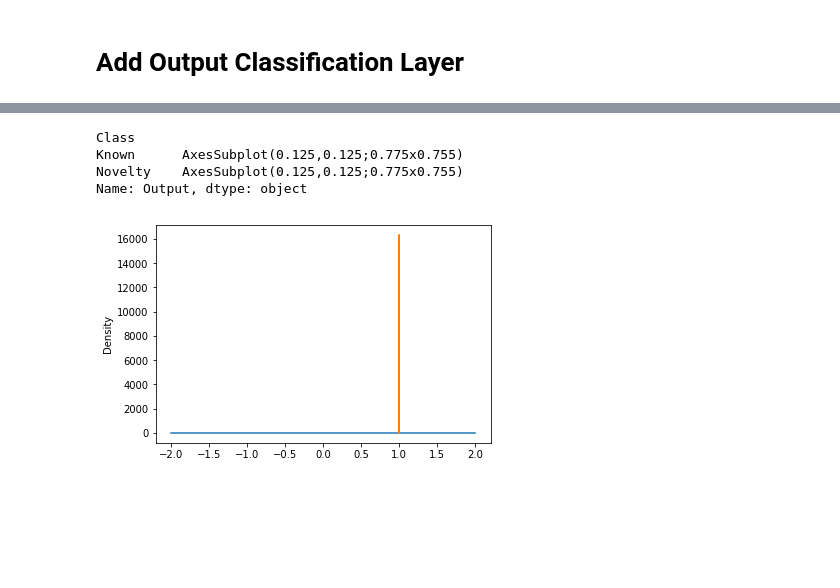
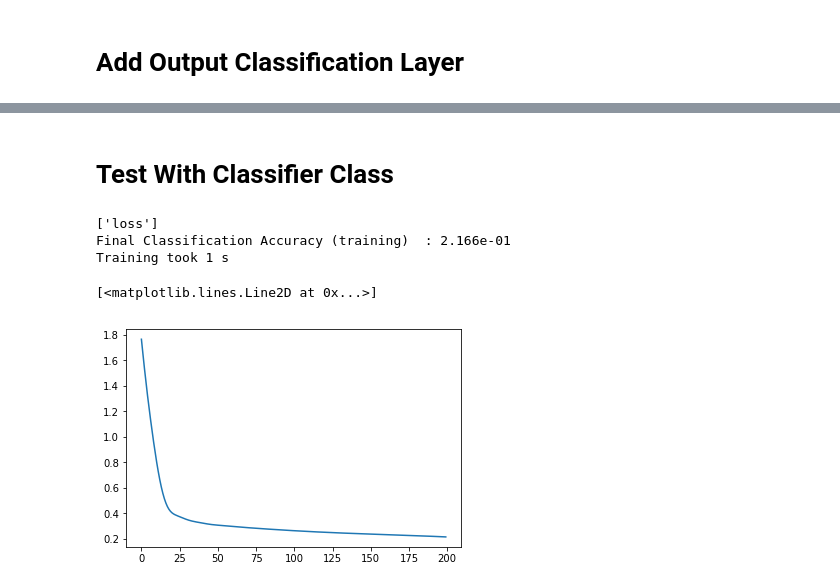
Before and after one commit to tciodaro/lps_sonar, a Jupyter notebook: ipynb/Classification/TEST_StackedAutoEncoder_NeuralNetClassifier.ipynb, the cells around one changed output, grey strips where cells are left out. Saved outputs shown, nothing was run; the diff lists cells and outputs as text; code cells hidden in the pictures; blank space fills up the shorter version.

```diff
--- a/ipynb/Classification/TEST_StackedAutoEncoder_NeuralNetClassifier.ipynb
+++ b/ipynb/Classification/TEST_StackedAutoEncoder_NeuralNetClassifier.ipynb
@@ -147,20 +173,19 @@ plt.xlim((-1, 1))
-# %%
-Y = new_model.predict(nov_data)
-Y = np.max(Y, axis=1)
-
-import pandas
-df_known = pandas.DataFrame(columns=['Class','Output'])
-df_known['Output'] = np.max(new_model.predict(data), axis=1)
-df_known['Class'] = 'Known'
-df_nov = pandas.DataFrame(columns=['Class','Output'])
-df_nov['Output'] = np.max(new_model.predict(nov_data), axis=1)
-df_nov['Class'] = 'Novelty'
-df = pandas.concat((df_known, df_nov), axis=0)
-
-df.groupby('Class').Output.plot(kind='kde')
-# %% [output]
-Class
-Known      AxesSubplot(0.125,0.125;0.775x0.755)
-Novelty    AxesSubplot(0.125,0.125;0.775x0.755)
-Name: Output, dtype: object
-[figure, removed]
+# %% [markdown]
+# Test With Classifier Class
+# %%
+from Sonar import StackedAutoEncoderClassifier as SAEC
+
+
+netclf = SAEC.StackedAutoEncoderClassifier(hidden = 10, optimizer = 'adam', nepochs = 200,
+                                           batch_size=100, ninit = 1, verbose=True)
+netclf.set_encoders(encoders)
+netclf.fit(data, one_hot_target)
+# %% [output]
+['loss']
+Final Classification Accuracy (training)  : 2.166e-01
+Training took 1 s
+# %%
+plt.plot(netclf.trn_info['epochs'], netclf.trn_info['loss'], '-')
+# %% [output]
+[<matplotlib.lines.Line2D at 0x...>]
+[figure, added]
```
Also changed, not shown: parts of 14 cells of this notebook, 2 other files.
